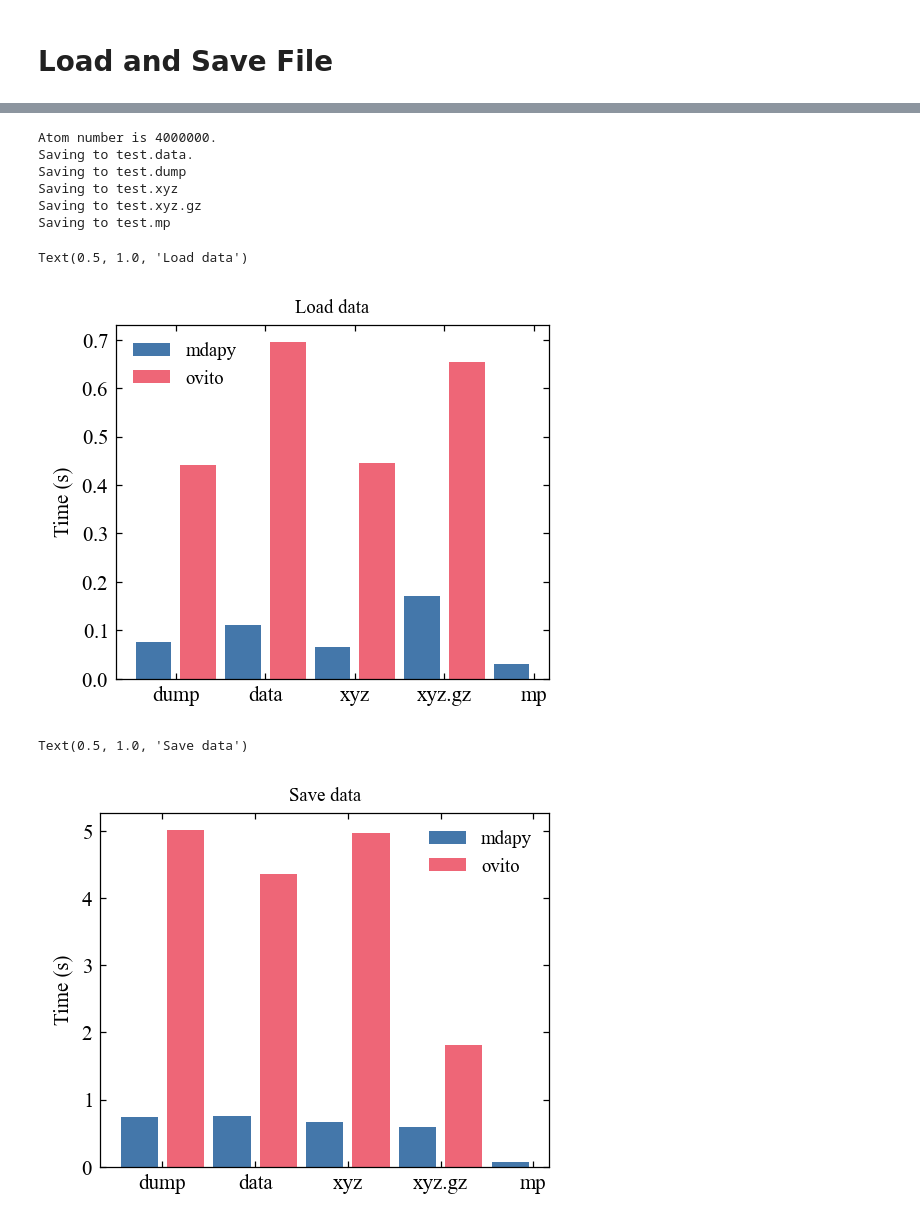
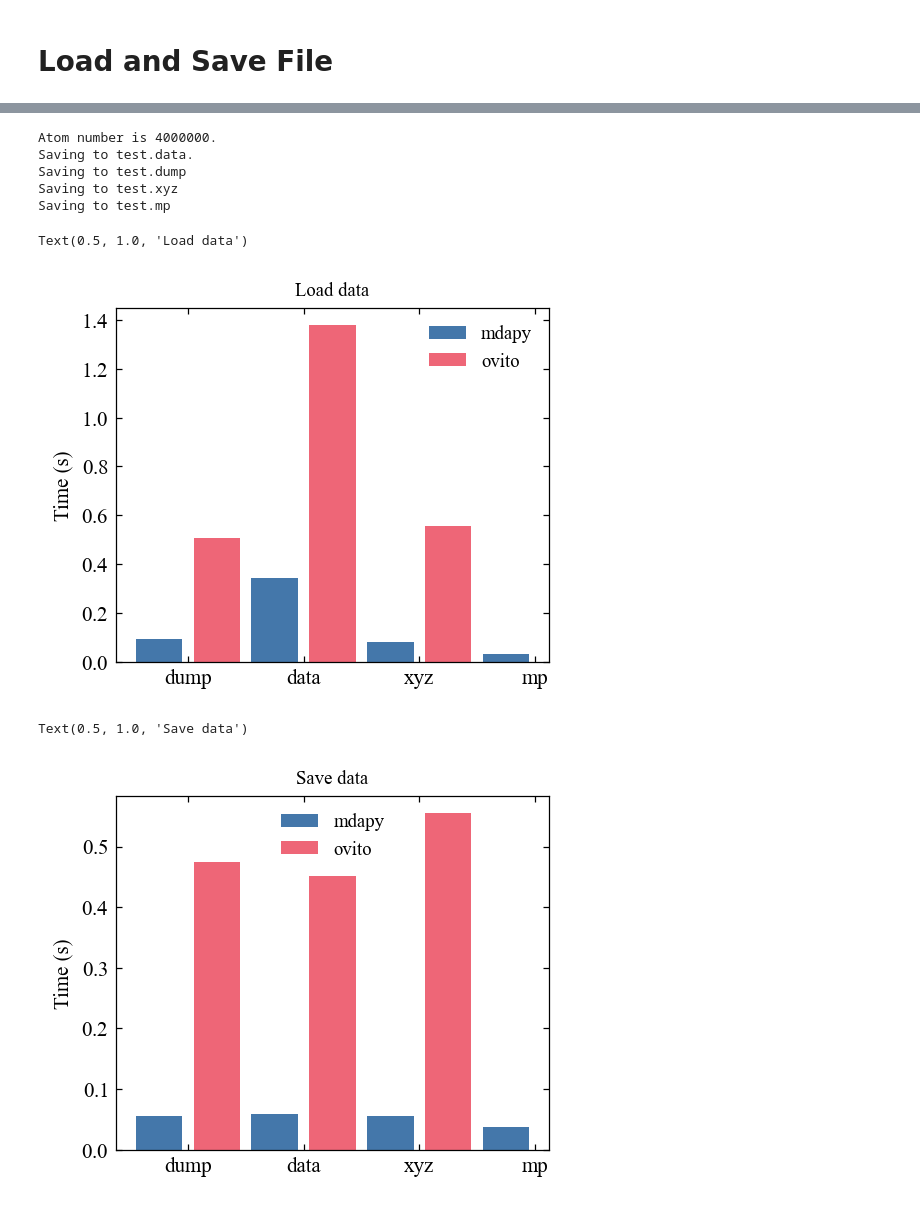
Before and after one commit to mushroomfire/mdapy, a Jupyter notebook: doc/gettingstarted/load_save.ipynb, the cells around one changed output, grey strips where cells are left out. Cells and saved outputs as stored; diff of their text form; code cells hidden in the pictures.

```diff
--- a/doc/gettingstarted/load_save.ipynb
+++ b/doc/gettingstarted/load_save.ipynb
@@ -15,23 +15,22 @@ ovito.version
 # %%
-system = mp.build_crystal('Cu', 'FCC', 3.615, nx=100, ny=100, nz=100)
-N = system.N
-print(f'Atom number is {N}.')
-print('Saving to test.data.')
-system.write_data('test.data', element_list=['Cu'])
-print('Saving to test.dump')
-system.write_dump('test.dump')
-print('Saving to test.xyz')
-system.write_xyz('test.xyz')
-print('Saving to test.xyz.gz')
-system.write_xyz('test.xyz', compress=True)
-print('Saving to test.mp')
-system.write_mp('test.mp')
+def init():
+    system = mp.build_crystal('Cu', 'FCC', 3.615, nx=100, ny=100, nz=100)
+    N = system.N
+    print(f'Atom number is {N}.')
+    print('Saving to test.data.')
+    system.write_data('test.data', element_list=['Cu'])
+    print('Saving to test.dump')
+    system.write_dump('test.dump')
+    print('Saving to test.xyz')
+    system.write_xyz('test.xyz')
+    print('Saving to test.mp')
+    system.write_mp('test.mp')
+init()
 # %% [output]
 Atom number is 4000000.
 Saving to test.data.
 Saving to test.dump
 Saving to test.xyz
-Saving to test.xyz.gz
 Saving to test.mp
 # %%
 def get_load_time(fmt:str):
@@ -45,7 +44,9 @@ def get_load_time(fmt:str):
     else:
         start = time()
         for _ in range(3):
-            _ = ovito.io.import_file(f'test.{fmt}')
+            pipeline = ovito.io.import_file(f'test.{fmt}')
+            pipeline.compute()
+            del pipeline
         end = time()
         ovito_time = (end - start)/3
     return mdapy_time, ovito_time
@@ -60,8 +61,6 @@ def get_save_time(fmt:str):
             system.write_data(f'mdapy.{fmt}')
         elif fmt == 'xyz':
             system.write_xyz(f'mdapy.{fmt}')
-        elif fmt == 'xyz.gz':
-            system.write_dump(f'mdapy.xyz', compress=True)
         elif fmt == 'mp':
             system.write_mp(f'mdapy.{fmt}')
     end = time()
@@ -78,47 +77,45 @@ def get_save_time(fmt:str):
                 ovito.io.export_file(pipeline, f'ovito.{fmt}', format='lammps/data', atom_style='atomic')
             elif fmt == 'xyz':
                 ovito.io.export_file(pipeline, f'ovito.{fmt}', format='xyz', columns=["Particle Identifier", "Particle Type", "Position.X", "Position.Y", "Position.Z"])
-            elif fmt == 'xyz.gz':
-                ovito.io.export_file(pipeline, f'ovito.{fmt}', format='xyz', columns=["Particle Identifier", "Particle Type", "Position.X", "Position.Y", "Position.Z"])
         end = time()
         ovito_time = (end - start)/3
     return mdapy_time, ovito_time
 # %%
 load_time = []
-for fmt in ['dump', 'data', 'xyz', 'xyz.gz', 'mp']:
+for fmt in ['dump', 'data', 'xyz', 'mp']:
     load_time.append([*get_load_time(fmt)])
 load_time = np.array(load_time)
 # %%
 save_time = []
-for fmt in ['dump', 'data', 'xyz', 'xyz.gz', 'mp']:
+for fmt in ['dump', 'data', 'xyz', 'mp']:
     save_time.append([*get_save_time(fmt)])
 save_time = np.array(save_time)
 # %%
 fig, ax = mp.set_figure(figdpi=150)
-x = np.arange(5)*2
+x = np.arange(4)*2
 ax.bar(x, load_time[:, 0], label = 'mdapy')
 ax.bar(x[:-1]+1, load_time[:-1, 1], label='ovito')
 
 ax.legend()
 ax.set_xticks(x+0.5)
-ax.set_xticklabels(['dump', 'data', 'xyz', 'xyz.gz', 'mp'])
+ax.set_xticklabels(['dump', 'data', 'xyz', 'mp'])
 ax.set_ylabel('Time (s)')
 ax.set_title('Load data')
 # %% [output]
 Text(0.5, 1.0, 'Load data')
-[figure, old version]
+[figure, new version]
 # %%
 fig, ax = mp.set_figure(figdpi=150)
-x = np.arange(5)*2
+x = np.arange(4)*2
 ax.bar(x, save_time[:, 0], label = 'mdapy')
 ax.bar(x[:-1]+1, save_time[:-1, 1], label='ovito')
 
 ax.legend()
 ax.set_xticks(x+0.5)
-ax.set_xticklabels(['dump', 'data', 'xyz', 'xyz.gz', 'mp'])
+ax.set_xticklabels(['dump', 'data', 'xyz', 'mp'])
 ax.set_ylabel('Time (s)')
 ax.set_title('Save data')
 # %% [output]
 Text(0.5, 1.0, 'Save data')
-[figure, old version]
+[figure, new version]
 # %%
```
Also changed, not shown: parts of 3 cells of this notebook, 23 other files.
